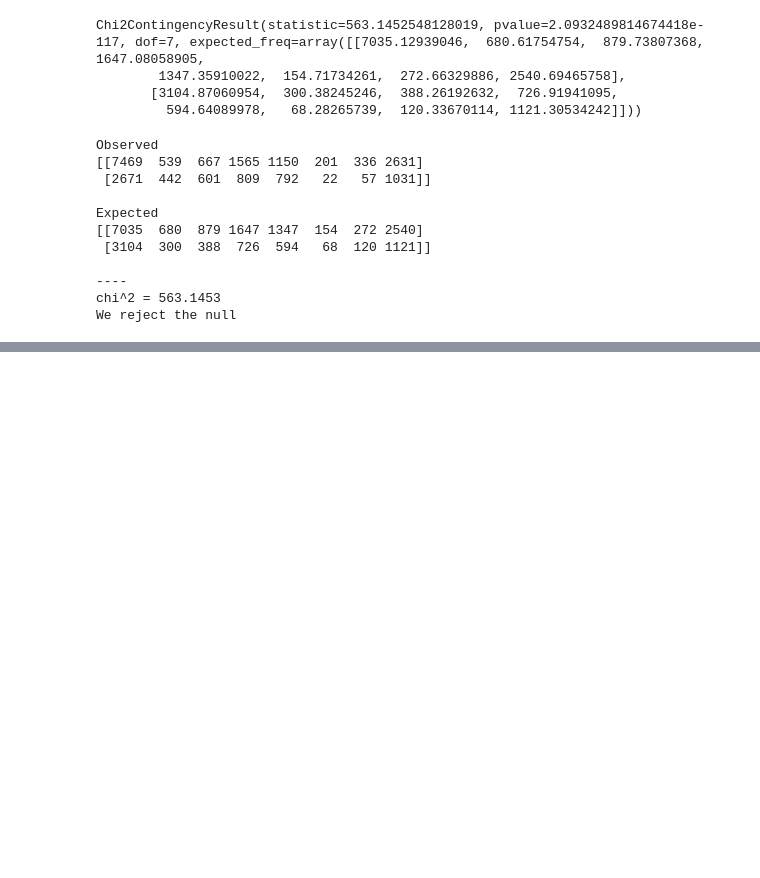
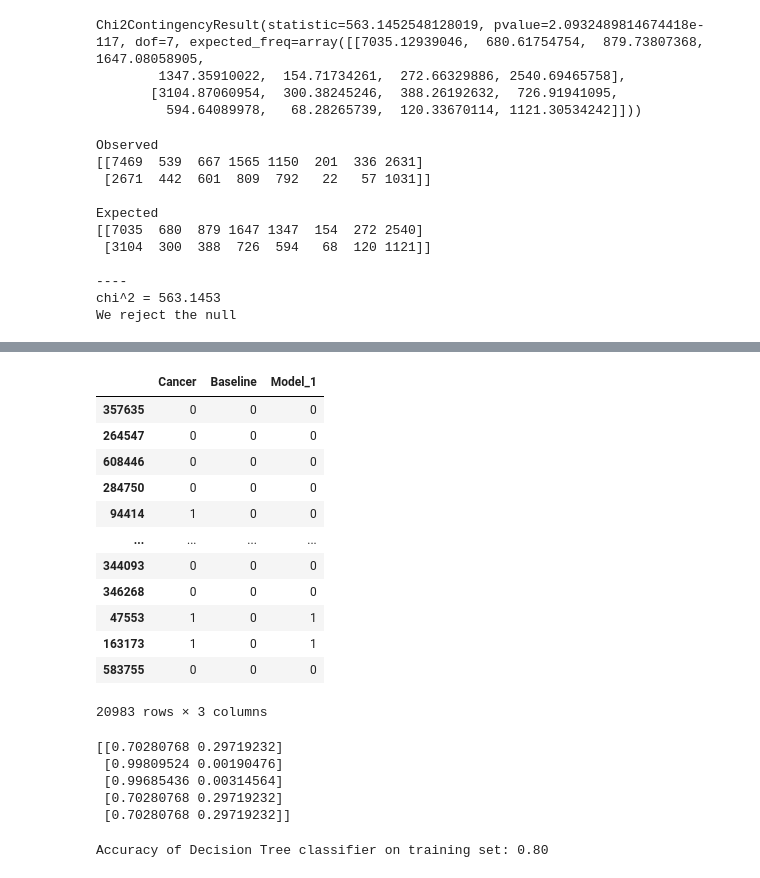
Before and after one commit to annie-carter/DHHS_chronic_disease_indicators, a Jupyter notebook: explore_dhhs_cdi.ipynb, the cells around one changed output, grey strips where cells are left out. Saved outputs shown, nothing was run; the diff lists cells and outputs as text; code cells hidden in the pictures; blank space fills up the shorter version.

Commit message:
completed modeling for DT, LR, RF)

```diff
--- a/explore_dhhs_cdi.ipynb
+++ b/explore_dhhs_cdi.ipynb
@@ -775,0 +833,32 @@ Findings: Ha = Race has a relationship to cancer prevalence
+# %%
+#Dataframe of predictions
+cancer_y_prediction = pd.DataFrame({'Cancer': sample_y_train,'Baseline': 0, 'Model_1':sample_tree.predict(sample_X_train)})
+cancer_y_prediction
+# %% [output]
+|  | Cancer | Baseline | Model_1 |
+| 357635 | 0 | 0 | 0 |
+| 264547 | 0 | 0 | 0 |
+| 608446 | 0 | 0 | 0 |
+| 284750 | 0 | 0 | 0 |
+| 94414 | 1 | 0 | 0 |
+| ... | ... | ... | ... |
+| 344093 | 0 | 0 | 0 |
+| 346268 | 0 | 0 | 0 |
+| 47553 | 1 | 0 | 1 |
+| 163173 | 1 | 0 | 1 |
+| 583755 | 0 | 0 | 0 |
+20983 rows × 3 columns
+# %%
+y_prediction_prob = sample_tree.predict_proba(sample_X_train)
+print(y_prediction_prob[0:5])
+# %% [output]
+[[0.70280768 0.29719232]
+ [0.99809524 0.00190476]
+ [0.99685436 0.00314564]
+ [0.70280768 0.29719232]
+ [0.70280768 0.29719232]]
+# %%
+print('Accuracy of Decision Tree classifier on training set: {:.2f}'
+      .format(sample_tree.score(sample_X_train, sample_y_train)))
+# %% [output]
+Accuracy of Decision Tree classifier on training set: 0.80
```
Also changed, not shown: parts of 76 cells of this notebook.
